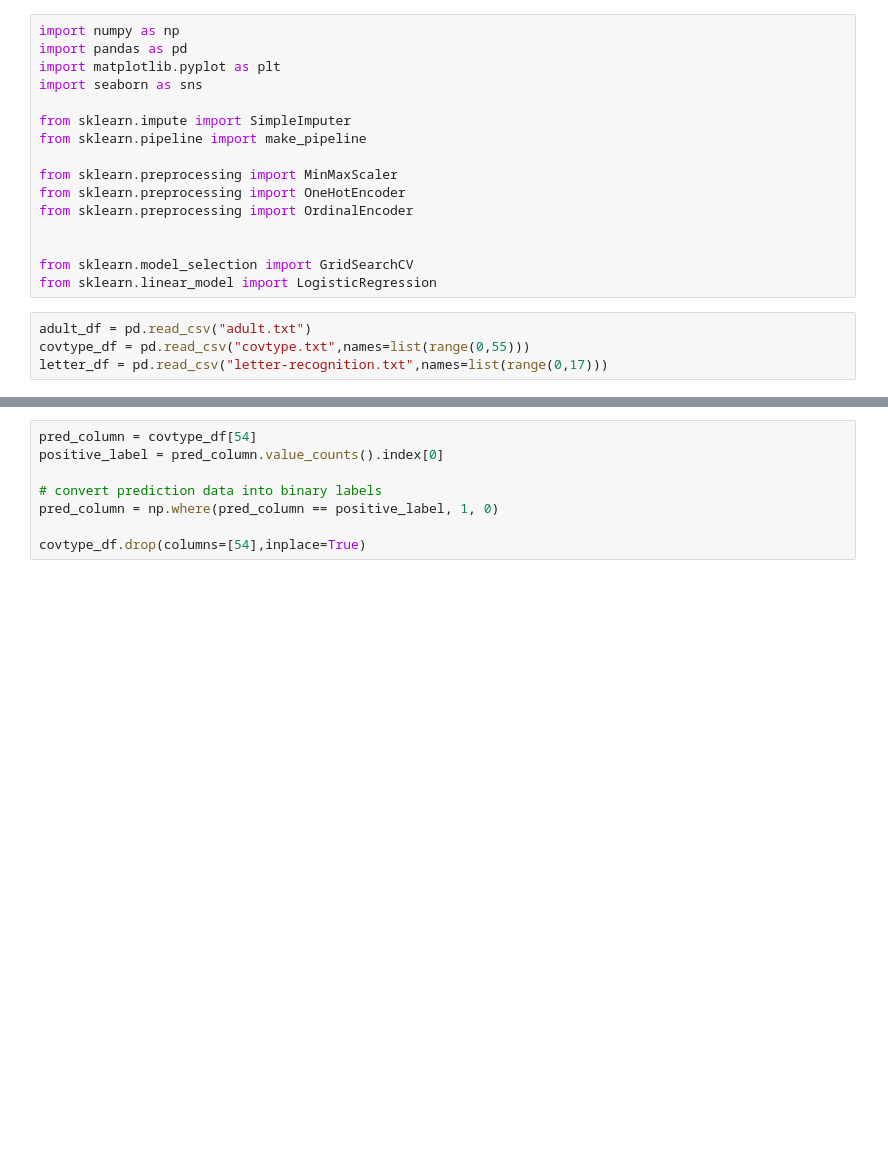
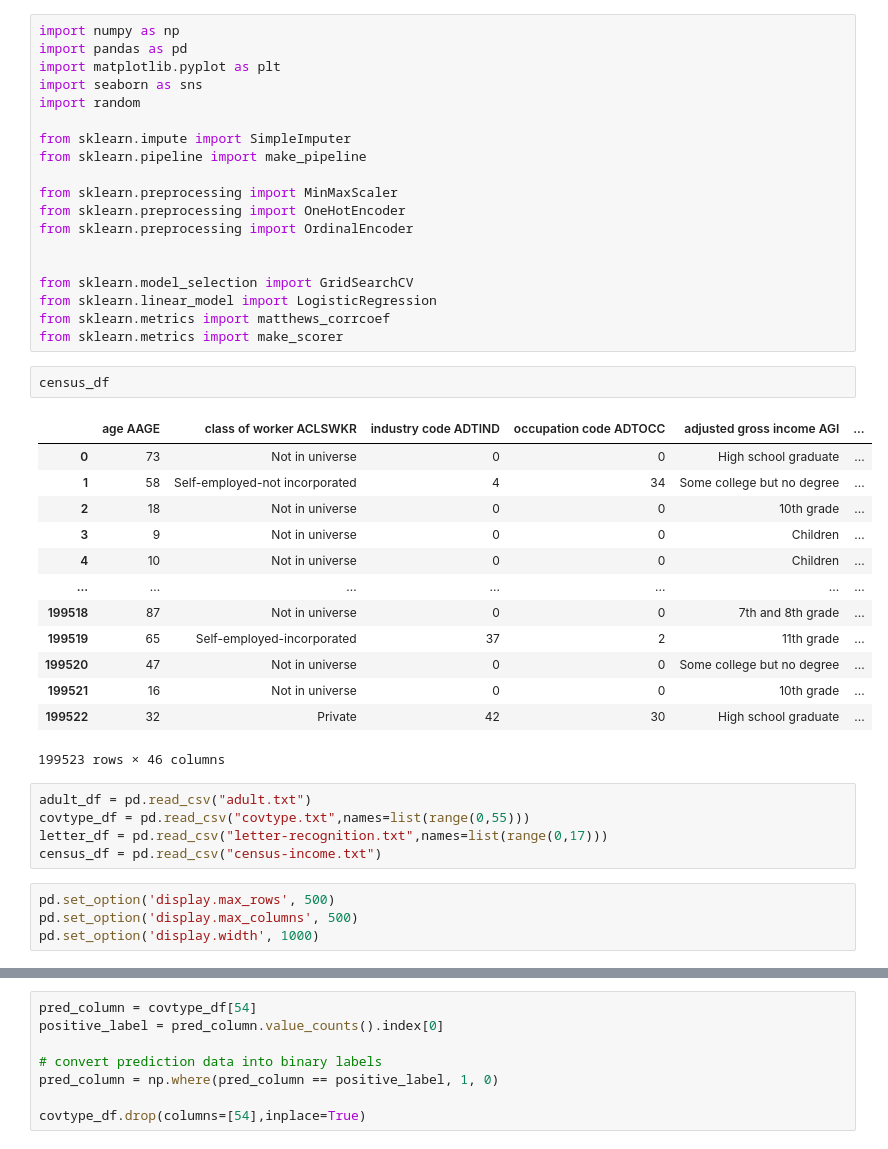
Before and after one commit to justintheyang/novelsearch_icml, a Jupyter notebook: ICML.ipynb, the cells around one changed output, grey strips where cells are left out. Saved outputs shown, nothing was run; the diff lists cells and outputs as text; blank space fills up the shorter version.

```diff
--- a/ICML.ipynb
+++ b/ICML.ipynb
@@ -3,6 +3,7 @@ import numpy as np
 import pandas as pd
 import matplotlib.pyplot as plt
 import seaborn as sns
+import random
 
 from sklearn.impute import SimpleImputer
 from sklearn.pipeline import make_pipeline
@@ -14,10 +15,33 @@ from sklearn.preprocessing import OrdinalEncoder
 
 from sklearn.model_selection import GridSearchCV
 from sklearn.linear_model import LogisticRegression
+from sklearn.metrics import matthews_corrcoef
+from sklearn.metrics import make_scorer
+# %%
+census_df
+# %% [output]
+|  | age AAGE | class of worker ACLSWKR | industry code ADTIND | occupation code ADTOCC | adjusted gross income AGI | ... |
+| 0 | 73 | Not in universe | 0 | 0 | High school graduate | ... |
+| 1 | 58 | Self-employed-not incorporated | 4 | 34 | Some college but no degree | ... |
+| 2 | 18 | Not in universe | 0 | 0 | 10th grade | ... |
+| 3 | 9 | Not in universe | 0 | 0 | Children | ... |
+| 4 | 10 | Not in universe | 0 | 0 | Children | ... |
+| ... | ... | ... | ... | ... | ... | ... |
+| 199518 | 87 | Not in universe | 0 | 0 | 7th and 8th grade | ... |
+| 199519 | 65 | Self-employed-incorporated | 37 | 2 | 11th grade | ... |
+| 199520 | 47 | Not in universe | 0 | 0 | Some college but no degree | ... |
+| 199521 | 16 | Not in universe | 0 | 0 | 10th grade | ... |
+| 199522 | 32 | Private | 42 | 30 | High school graduate | ... |
+199523 rows × 46 columns
 # %%
 adult_df = pd.read_csv("adult.txt")
 covtype_df = pd.read_csv("covtype.txt",names=list(range(0,55)))
 letter_df = pd.read_csv("letter-recognition.txt",names=list(range(0,17)))
+census_df = pd.read_csv("census-income.txt")
+# %%
+pd.set_option('display.max_rows', 500)
+pd.set_option('display.max_columns', 500)
+pd.set_option('display.width', 1000)
 # %%
 imp_mean = SimpleImputer(missing_values=" ?", strategy="most_frequent").fit(adult_df)
 adult_df = pd.DataFrame(imp_mean.transform(adult_df), columns=adult_df.columns)
```
Also changed, not shown: parts of 22 cells of this notebook, 2 other files.
